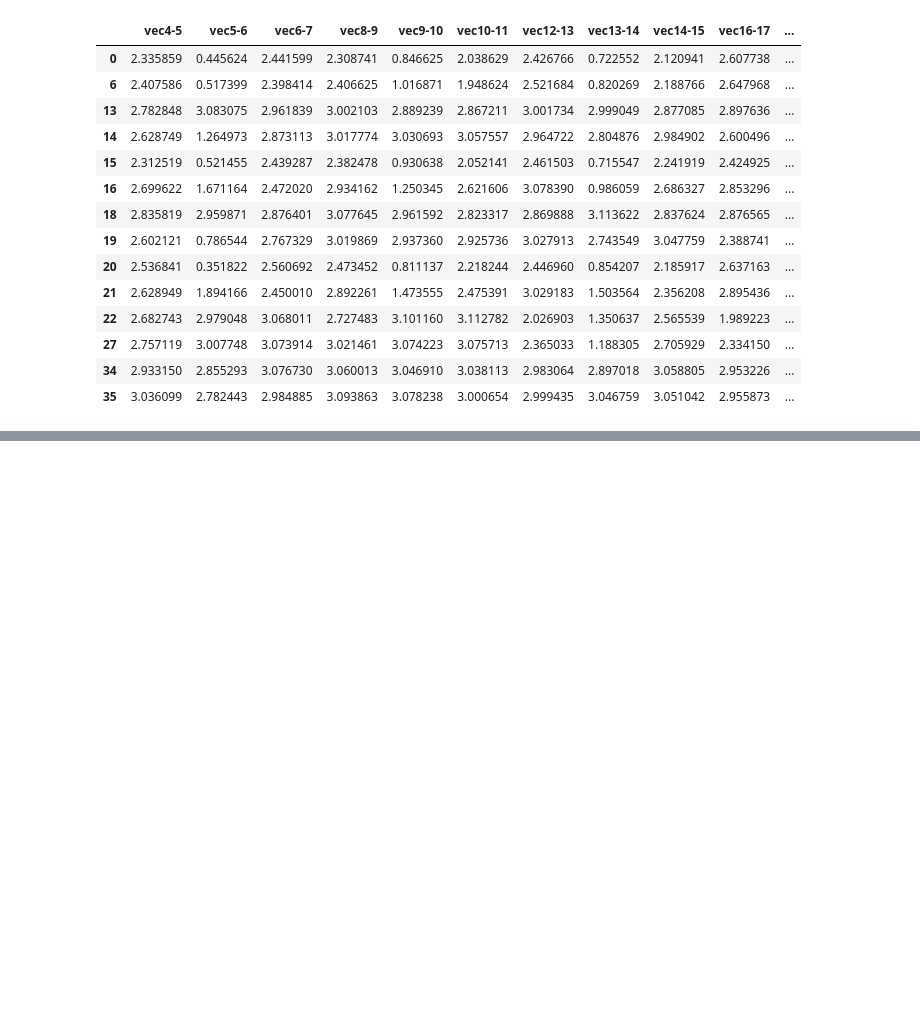
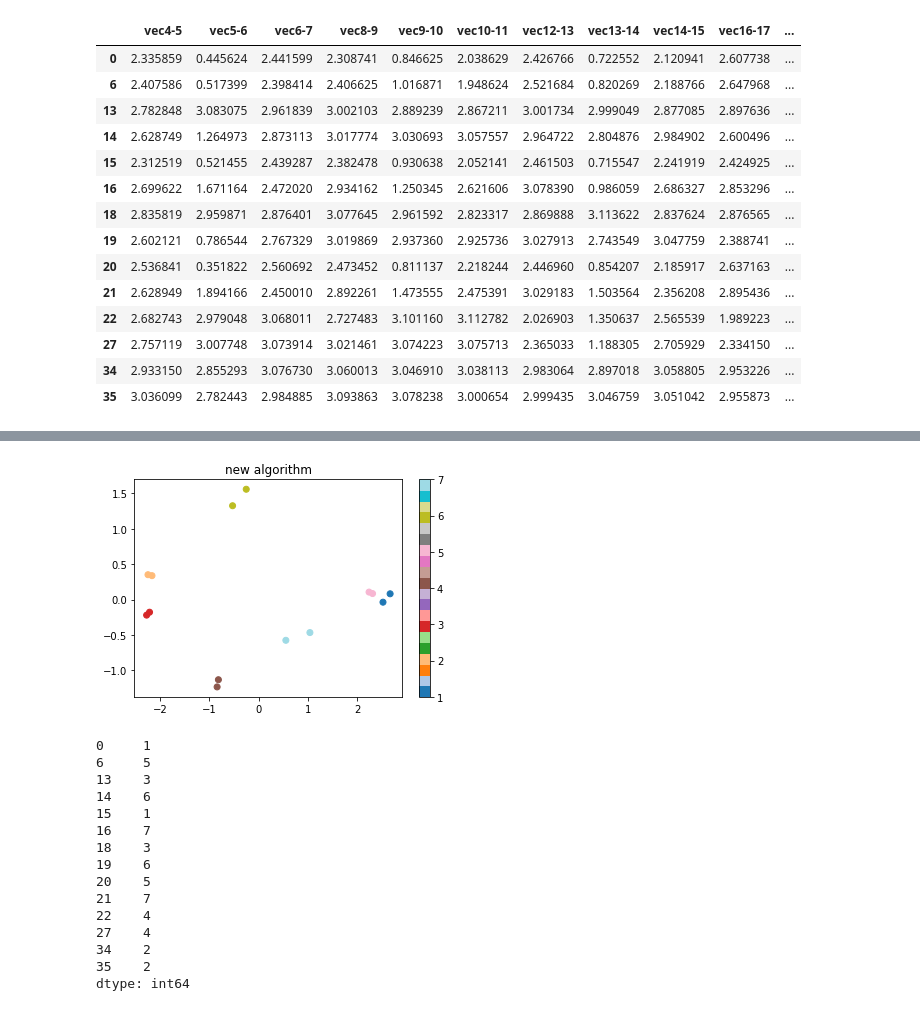
Before and after one commit to devwithpug/RandHand-Chat, a Jupyter notebook: handDetection/static_image/analysis2.ipynb, the cells around one changed output, grey strips where cells are left out. Cells and saved outputs as stored; diff of their text form; code cells hidden in the pictures; blank space fills up the shorter version.

Commit message:
feature: 새로운 군집 알고리즘 완성

```diff
--- a/handDetection/static_image/analysis2.ipynb
+++ b/handDetection/static_image/analysis2.ipynb
@@ -152,17 +162,3 @@ thumb_true
 | 27 | 2.757119 | 3.007748 | 3.073914 | 3.021461 | 3.074223 | 3.075713 | 2.365033 | 1.188305 | 2.705929 | 2.334150 | ... |
 | 34 | 2.933150 | 2.855293 | 3.076730 | 3.060013 | 3.046910 | 3.038113 | 2.983064 | 2.897018 | 3.058805 | 2.953226 | ... |
 | 35 | 3.036099 | 2.782443 | 2.984885 | 3.093863 | 3.078238 | 3.000654 | 2.999435 | 3.046759 | 3.051042 | 2.955873 | ... |
-# %%
-# 점과 점사이 유사도 계산 알고리즘
-
-result2 = thumb_true
-distance = pd.DataFrame(columns=result2.columns[:14])
-for i in range(0,len(result2.index),1):
-    for j in range(i+1,len(result2.index),1):
-        row1=np.array(result2.iloc[i,:14])
-        row2=np.array(result2.iloc[j,:14])
-        distance.loc['{}-{}'.format(result2.index[i],result2.index[j])] = (row1-row2)**2
-
-dot_distance = distance.sum(axis=1)
-pd.set_option('display.max_rows',None)
-dot_distance[dot_distance<1.5]
@@ -181,0 +165,55 @@ dtype: float64
+# %%
+# 점과 점사이 유사도 계산 알고리즘
+
+def fit_predict(df):
+    distance = pd.DataFrame(columns=['x','y', 'value'])
+    predict = pd.Series(data=[0 for x in range(0,len(df),1)], index=df.index)
+    count=1
+    for i in range(0,len(df.index),1):
+        for j in range(i+1,len(df.index),1):
+            row1=np.array(df.iloc[i,:14])
+            row2=np.array(df.iloc[j,:14])
+            distance=distance.append({'x': df.index[i], 'y': df.index[j],'value':((row1-row2)**2).sum()}, ignore_index=True)
+
+    distance=distance[distance.value<1.5]
+
+    for k in distance.itertuples():
+        try:
+            x = distance.loc[distance.value.idxmin()]
+            predict[int(x.x)]=count
+            predict[int(x.y)]=count
+            count += 1
+            distance = distance[distance['x'] != x.x]
+            distance = distance[distance['x'] != x.y]
+            distance = distance[distance['y'] != x.x]
+            distance = distance[distance['y'] != x.y]
+        except:
+            break
+    return predict
+
+
+predict3=fit_predict(thumb_true)
+plt.title('new algorithm')
+plt.scatter(df.x, df.y, c= predict3, cmap='tab20')
+plt.colorbar()
+plt.show()
+
+print(predict3)
+#거리를 1로 제한할때, 1.5로제한할때 각각 비교해볼것
+# %% [output]
+[figure, added]
+0     1
+6     5
+13    3
+14    6
+15    1
+16    7
+18    3
+19    6
+20    5
+21    7
+22    4
+27    4
+34    2
+35    2
+dtype: int64
```
Also changed, not shown: parts of 3 cells of this notebook.
